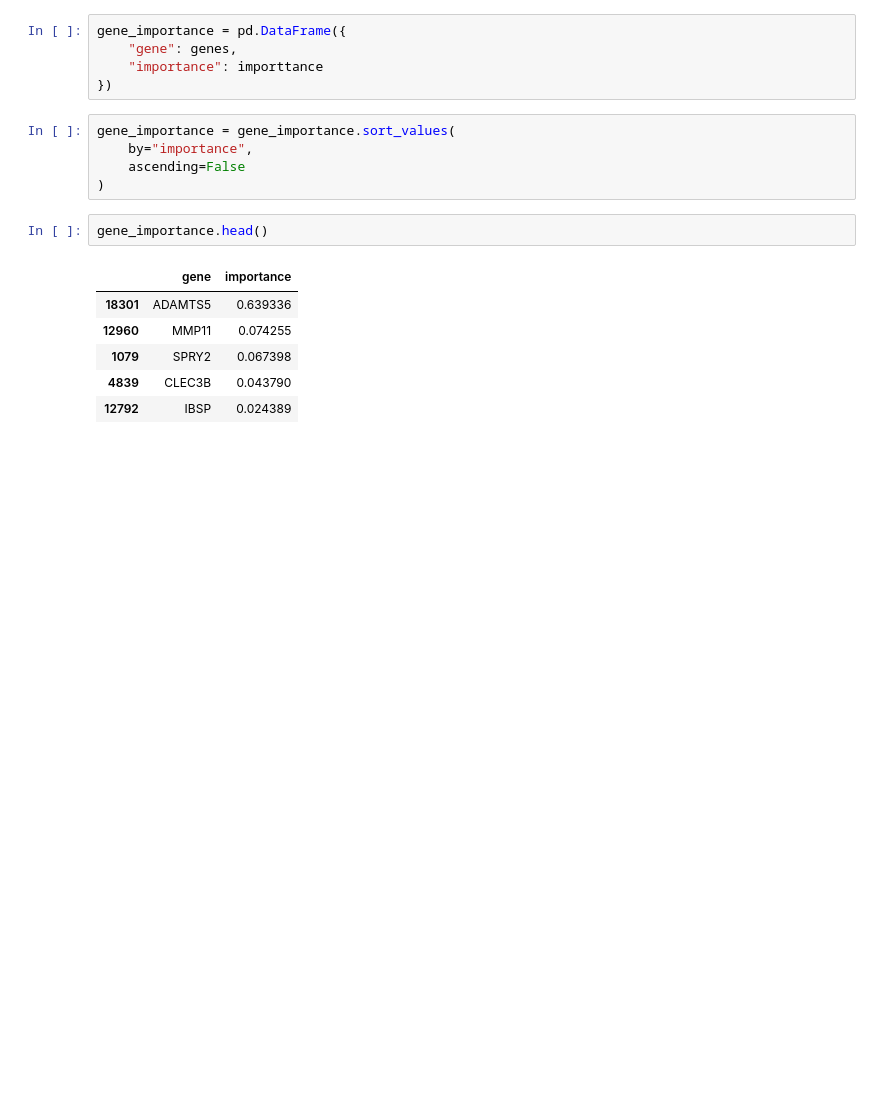
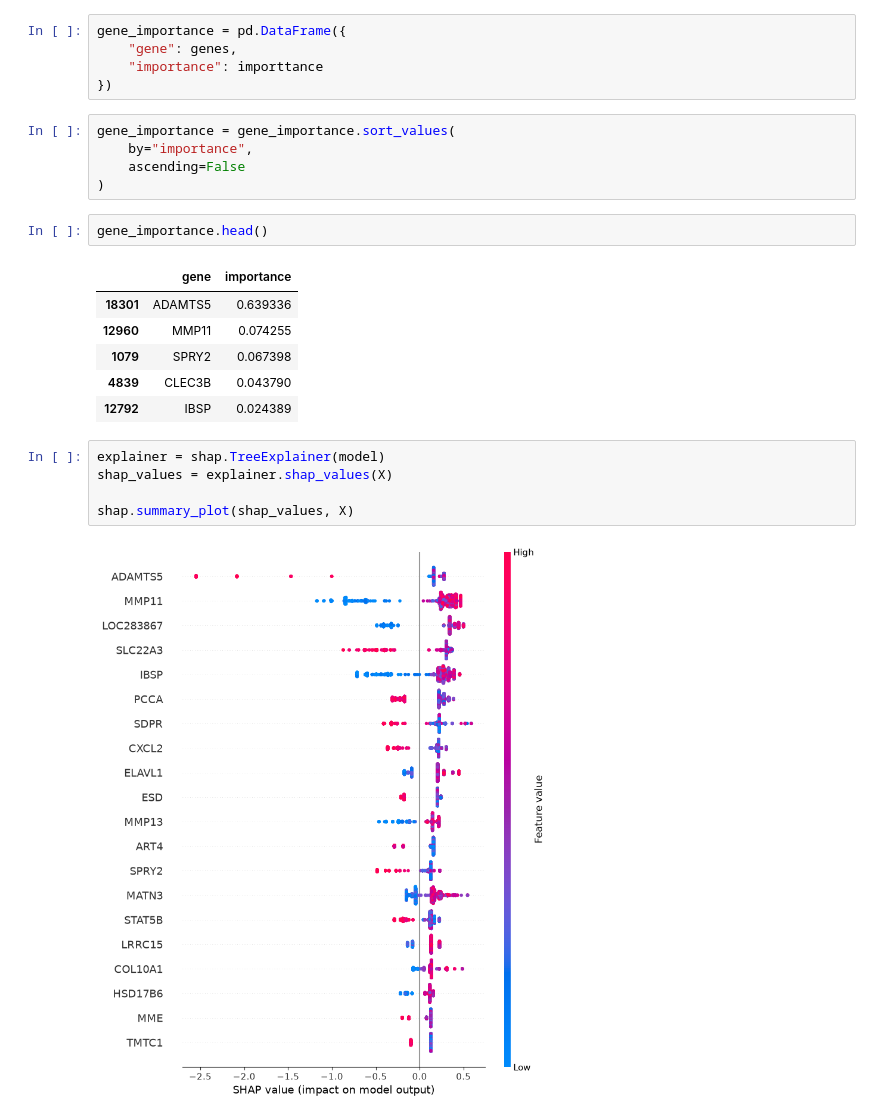
Before and after one commit to ftofighi/multi-omics-cancer-pipeline, a Jupyter notebook: notebooks/exploratory.ipynb, the cells around one changed output. Cells and saved outputs as stored; diff of their text form; blank space fills up the shorter version.

Commit message:
[UPD] Biomarker shap library

```diff
--- a/notebooks/exploratory.ipynb
+++ b/notebooks/exploratory.ipynb
@@ -52,3 +50,10 @@ gene_importance.head()
 | 1079 | SPRY2 | 0.067398 |
 | 4839 | CLEC3B | 0.043790 |
 | 12792 | IBSP | 0.024389 |
+# %%
+explainer = shap.TreeExplainer(model)
+shap_values = explainer.shap_values(X)
+
+shap.summary_plot(shap_values, X)
+# %% [output]
+[figure, added]
```
Also changed, not shown: parts of 1 cell of this notebook.
